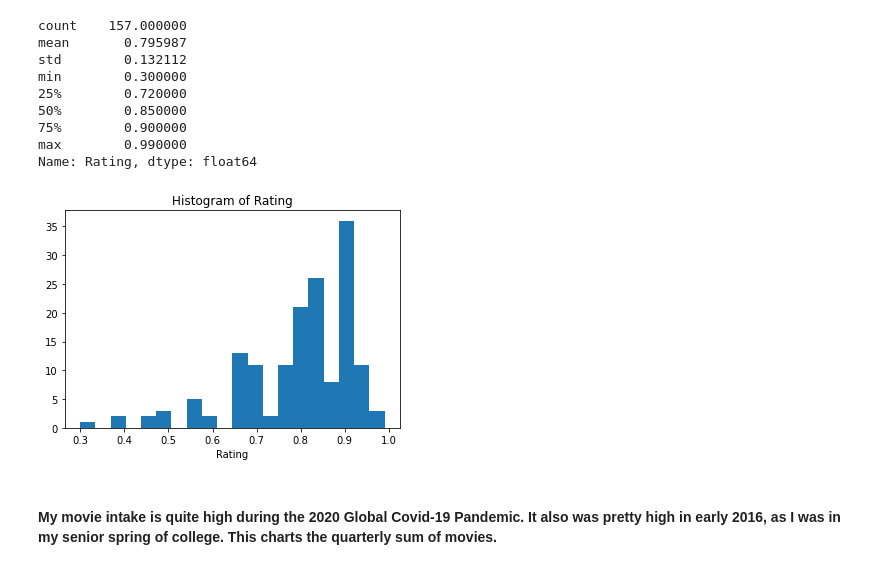
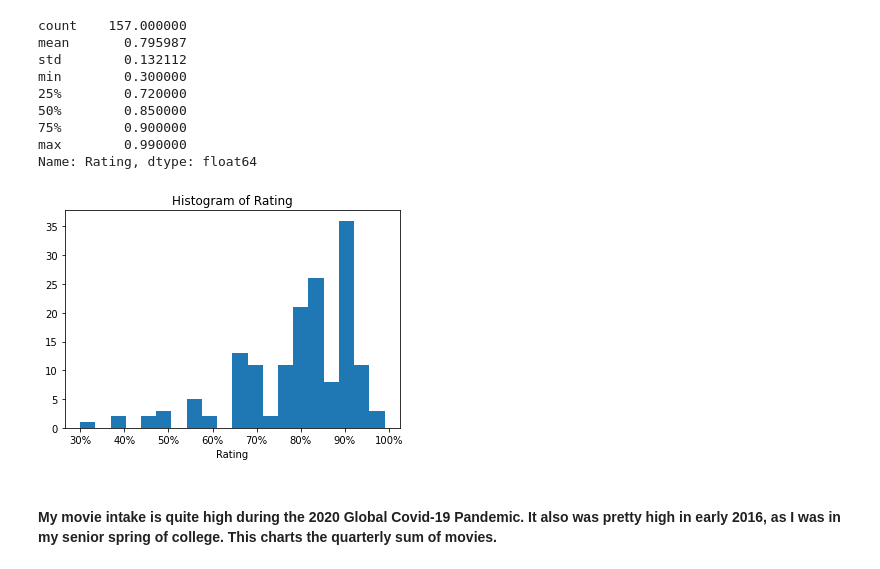
Before and after one commit to amandahutter/Movies-Analysis, a Jupyter notebook: Movies.ipynb, the cells around one changed output. Cells and saved outputs as stored; diff of their text form; code cells hidden in the pictures.

```diff
--- a/Movies.ipynb
+++ b/Movies.ipynb
@@ -18,8 +19,7 @@ os.listdir()
  'Movies.csv',
  'MLR_Movies.ipynb']
 # %%
-data = pd.read_excel('Movies_2020.xlsx'
-                     ,
+data = pd.read_excel('Movies_2020.xlsx',
                     dtype = {'ReleaseYear': int}
                     )
 # %%
@@ -81,10 +81,12 @@ Name: Rating, dtype: float64
 # %%
 plt.hist(data['Rating'], bins = 20)
 plt.xlabel('Rating')
 plt.title("Histogram of Rating")
+plt.gca().xaxis.set_major_formatter(mtick.PercentFormatter(1))
+
 plt.show()
 # %% [output]
-[figure, old version]
+[figure, new version]
 # %% [markdown]
 #### My movie intake is quite high during the 2020 Global Covid-19 Pandemic. It also was pretty high in early 2016, as I was in my senior spring of college. This charts the quarterly sum of movies.
 # %%
```
Also changed, not shown: parts of 16 cells of this notebook.
